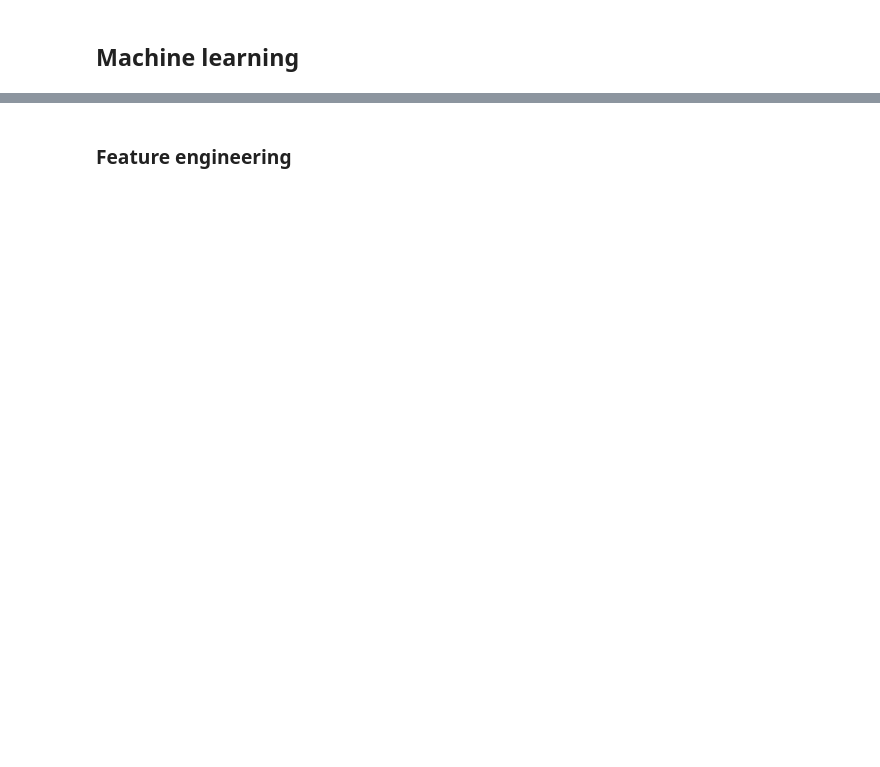
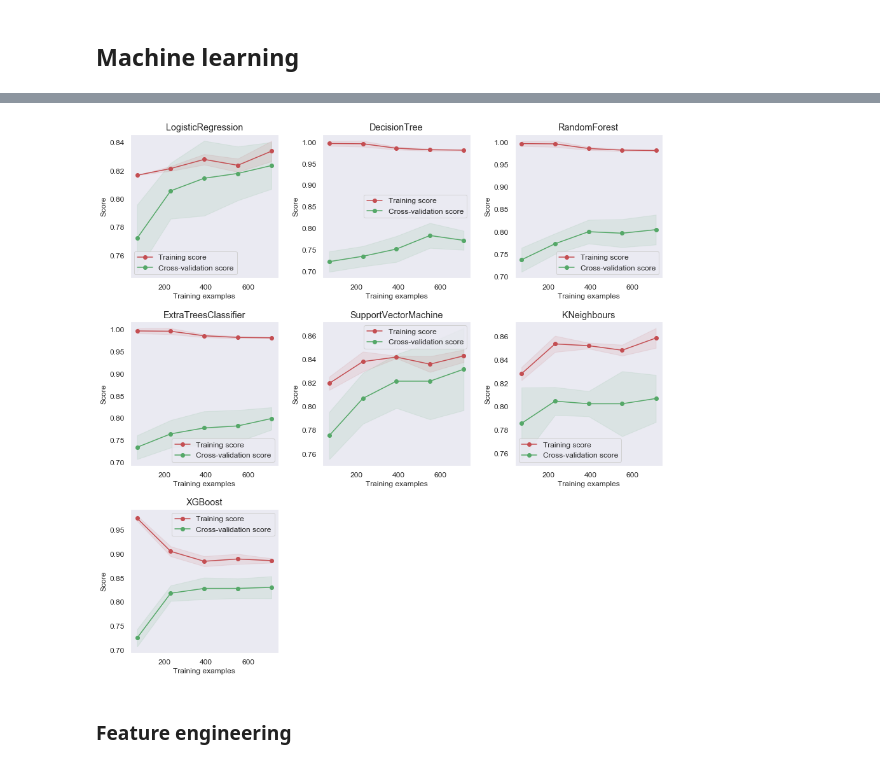
Before and after one commit to marekts/Projects, a Jupyter notebook: Titanic/Titanic.ipynb, the cells around one changed output, grey strips where cells are left out. Cells and saved outputs as stored; diff of their text form; code cells hidden in the pictures; blank space fills up the shorter version.

```diff
--- a/Titanic/Titanic.ipynb
+++ b/Titanic/Titanic.ipynb
@@ -280,2 +286,16 @@ results.sort_values(by='Accuracy', ascending=False)
+# %%
+# Plot learning curve for all models
+X, X_scaled = get_x(train_data, normalize_list)
+y = labels
+
+i = 1
+fig = plt.figure(figsize=(15, 15))
+plt.subplots_adjust(wspace=0.3, hspace=0.3)
+for name, model in models.items():
+    ax = fig.add_subplot(3, 3, i)
+    plot_learning_curve(model, X, y, title=name, ax=ax)
+    i += 1
+# %% [output]
+[figure, added]
 # %% [markdown]
 ### Feature engineering
```
Also changed, not shown: parts of 19 cells of this notebook.
